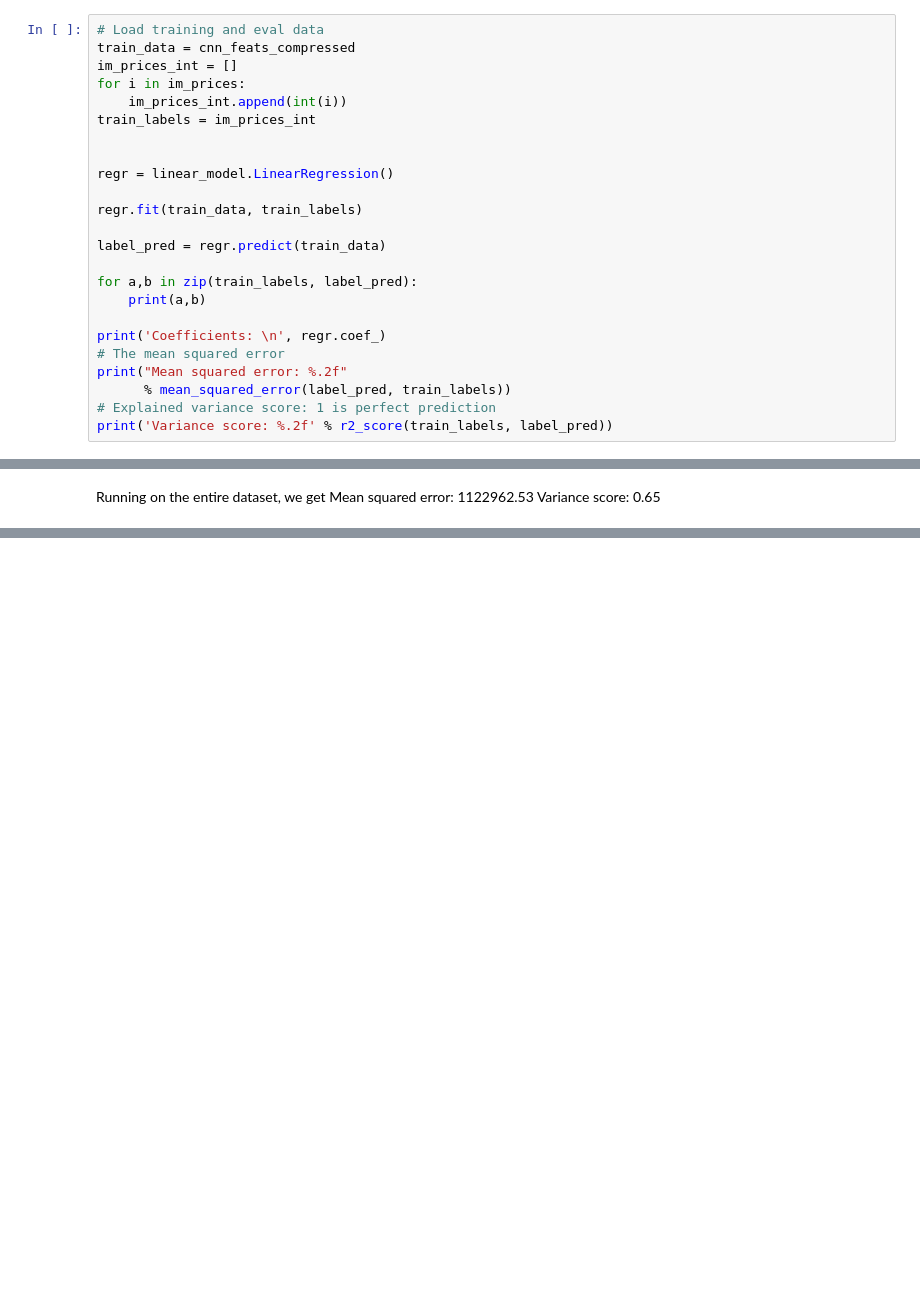
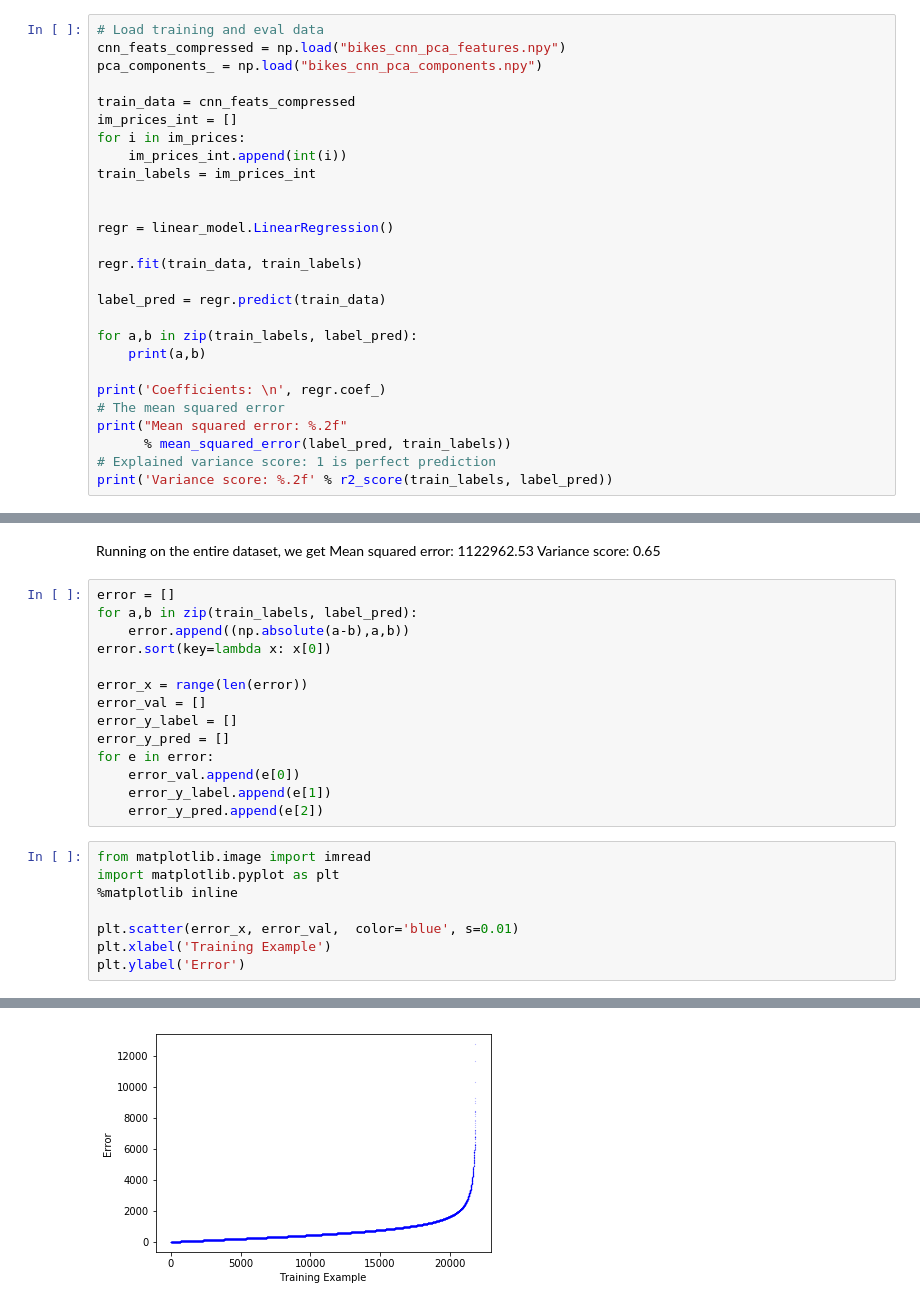
Before and after one commit to richardyang/AI-blue-book, a Jupyter notebook: code/CNN_Features.ipynb, the cells around one changed output, grey strips where cells are left out. Drawn from its saved outputs; the diff is of its cells as text; blank space fills up the shorter version.

Commit message:
Code for plotting training error

```diff
--- a/code/CNN_Features.ipynb
+++ b/code/CNN_Features.ipynb
@@ -104,6 +104,9 @@ with open('../datasets/bikes_filtered.csv', 'r') as f:
             im_prices.append(line[2])
 # %%
 # Load training and eval data
+cnn_feats_compressed = np.load("bikes_cnn_pca_features.npy")
+pca_components_ = np.load("bikes_cnn_pca_components.npy")
+
 train_data = cnn_feats_compressed
 im_prices_int = []
 for i in im_prices:
@@ -148,3 +151,26 @@ print('Variance score: %.2f' % r2_score(train_labels, label_pred))
 Running on the entire dataset, we get
 Mean squared error: 1122962.53
 Variance score: 0.65
+# %%
+error = []
+for a,b in zip(train_labels, label_pred):
+    error.append((np.absolute(a-b),a,b))
+error.sort(key=lambda x: x[0])
+
+error_x = range(len(error))
+error_val = []
+error_y_label = []
+error_y_pred = []
+for e in error:
+    error_val.append(e[0])
+    error_y_label.append(e[1])
+    error_y_pred.append(e[2])
+# %%
+from matplotlib.image import imread
+import matplotlib.pyplot as plt
+%matplotlib inline
+
+plt.scatter(error_x, error_val,  color='blue', s=0.01)
+plt.xlabel('Training Example')
+plt.ylabel('Error')
+# %% [output]
@@ -150,0 +178 @@ Variance score: 0.65
+[figure, added]
```
Also changed, not shown: parts of 2 cells of this notebook, 7 other files.
